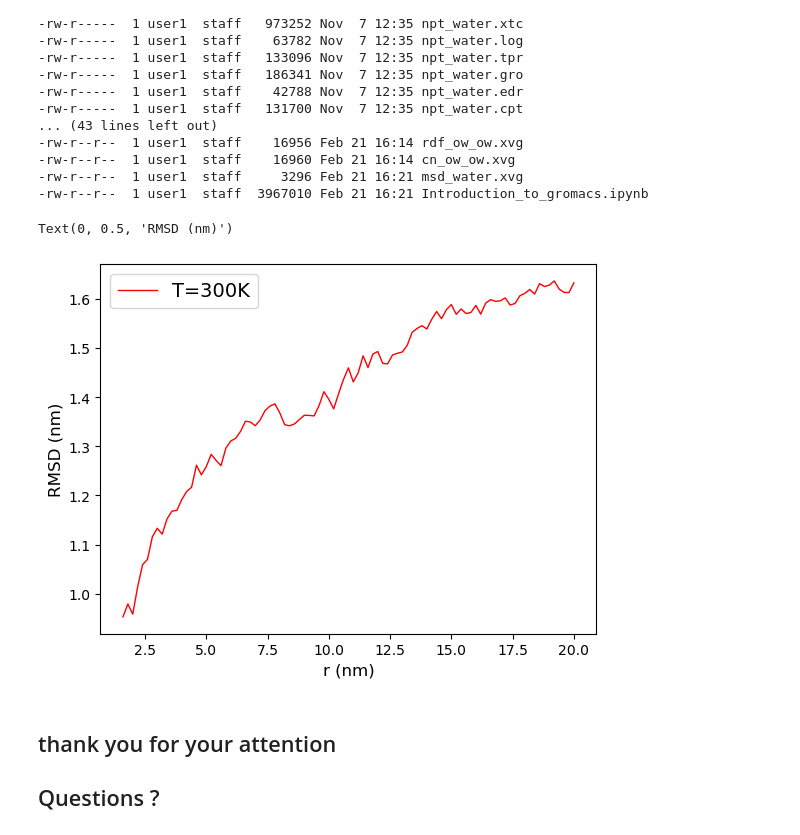
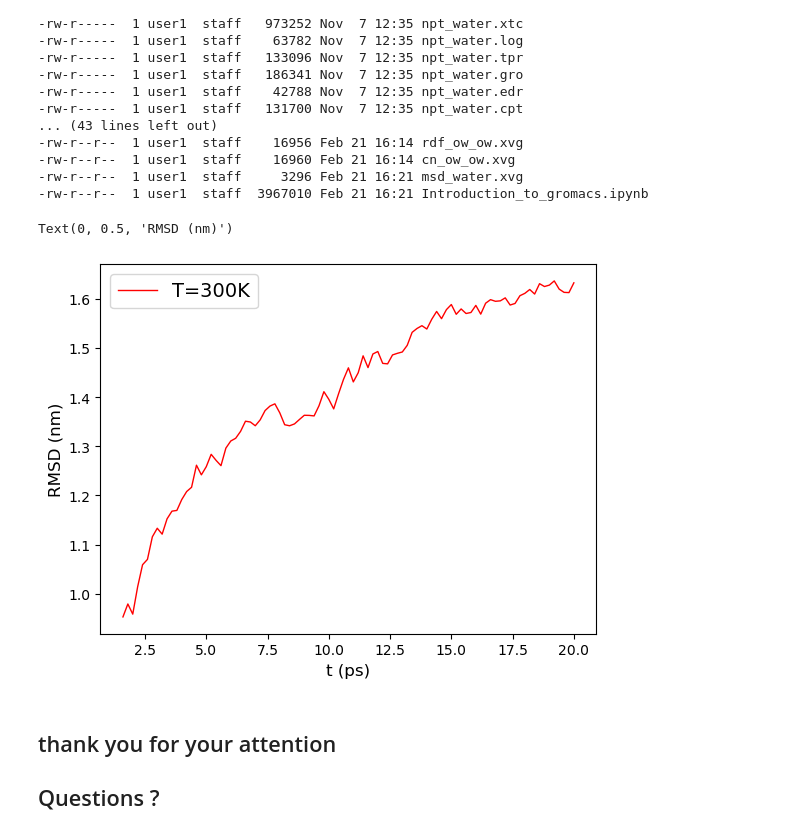
Before and after one commit to KMNitesh05/GROMACS_tutorial, a Jupyter notebook: MD_simulations_in_GROMACS.ipynb, the cells around one changed output. Drawn from its saved outputs; the diff is of its cells as text; code cells hidden in the pictures.

```diff
--- a/MD_simulations_in_GROMACS.ipynb
+++ b/MD_simulations_in_GROMACS.ipynb
@@ -746,13 +746,13 @@ for i in range(26,lengthfile_300K):
 # %%
 plt.plot(Time, PE_Energy_300K, label='T=300K', color='red', linewidth=1.0)
 plt.legend(loc='upper left', fontsize=14)
-plt.xlabel(r'r (nm)', fontsize=12)
+plt.xlabel(r't (ps)', fontsize=12)
 #plt.ylim(0,20)
 #plt.xlim(0,0.6)
 plt.ylabel(r'RMSD (nm)', fontsize=12)
 # %% [output]
 Text(0, 0.5, 'RMSD (nm)')
-[figure, old version]
+[figure, new version]
 # %% [markdown]
 ## thank you for your attention ##
 ## Questions ?
```
